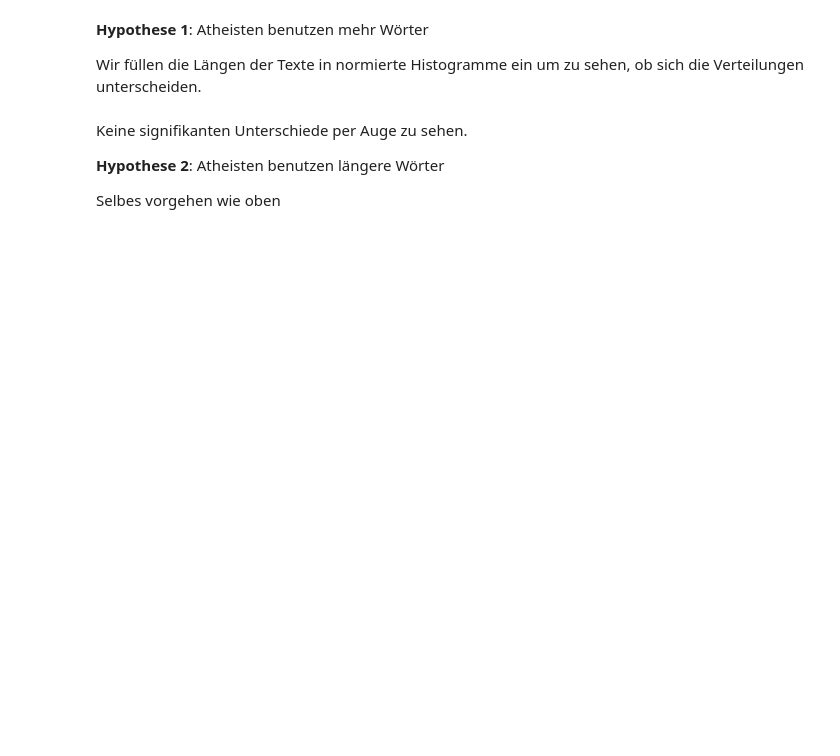
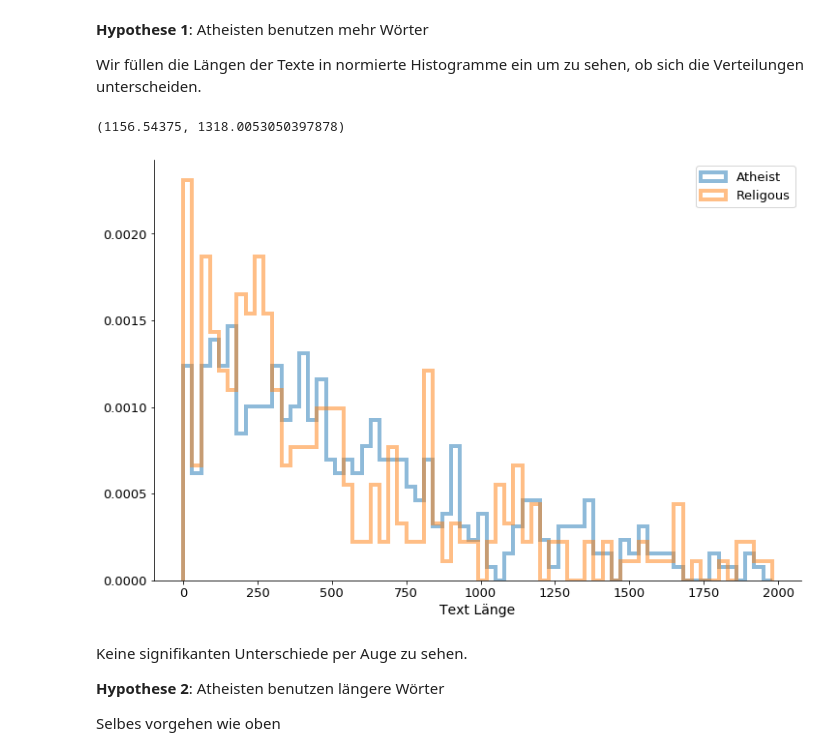
Before and after one commit to kbruegge/machine-learning-lecture, a Jupyter notebook: smd_pca.ipynb, the cells around one changed output. Cells and saved outputs as stored; diff of their text form; code cells hidden in the pictures; blank space fills up the shorter version.

```diff
--- a/smd_pca.ipynb
+++ b/smd_pca.ipynb
@@ -274,14 +336,19 @@ Wir füllen die Längen der Texte in normierte Histogramme ein um zu sehen, ob s
 # %%
 atheist_lengths = list(map(len, atheist_texts.data))
 religous_lengths = list(map(len, religous_texts.data))
 
 # Histogrammieren det Textlängen.
 bins =  np.arange(0, 2000, 30)
-plt.hist(atheist_lengths, bins=bins, alpha=0.5, density=True, histtype='step', lw=4, label='Atheists')
+plt.hist(atheist_lengths, bins=bins, alpha=0.5, density=True, histtype='step', lw=4, label='Atheist')
 plt.hist(religous_lengths, bins=bins, alpha=0.5, density=True, histtype='step', lw=4, label='Religous')
 plt.xlabel('Text Länge')
 plt.legend()
 None
+
+np.mean(atheist_lengths), np.mean(religous_lengths)
+# %% [output]
+(1156.54375, 1318.0053050397878)
+[figure, added]
 # %% [markdown]
 Keine signifikanten Unterschiede per Auge zu sehen.
 
```
Also changed, not shown: parts of 33 cells of this notebook.
